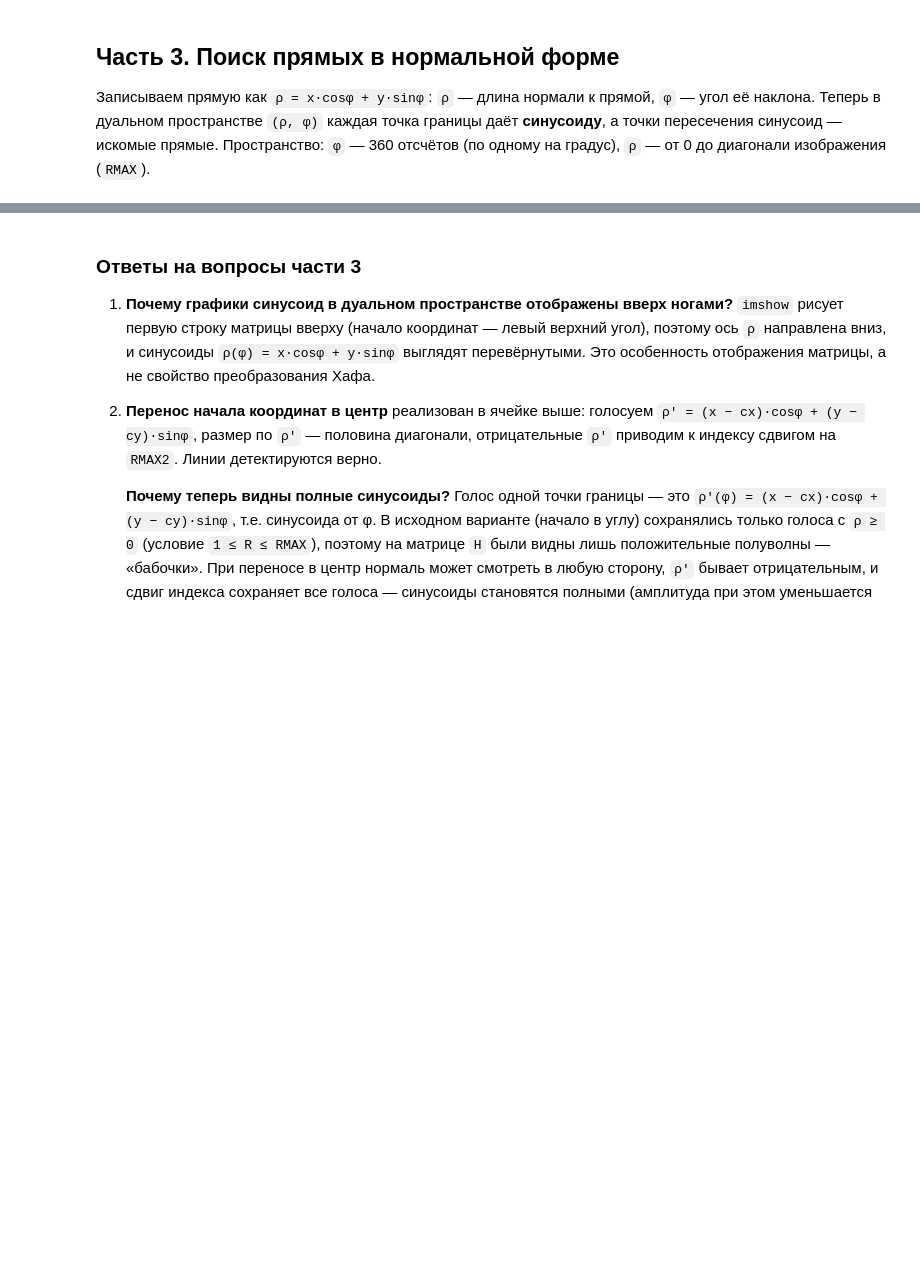
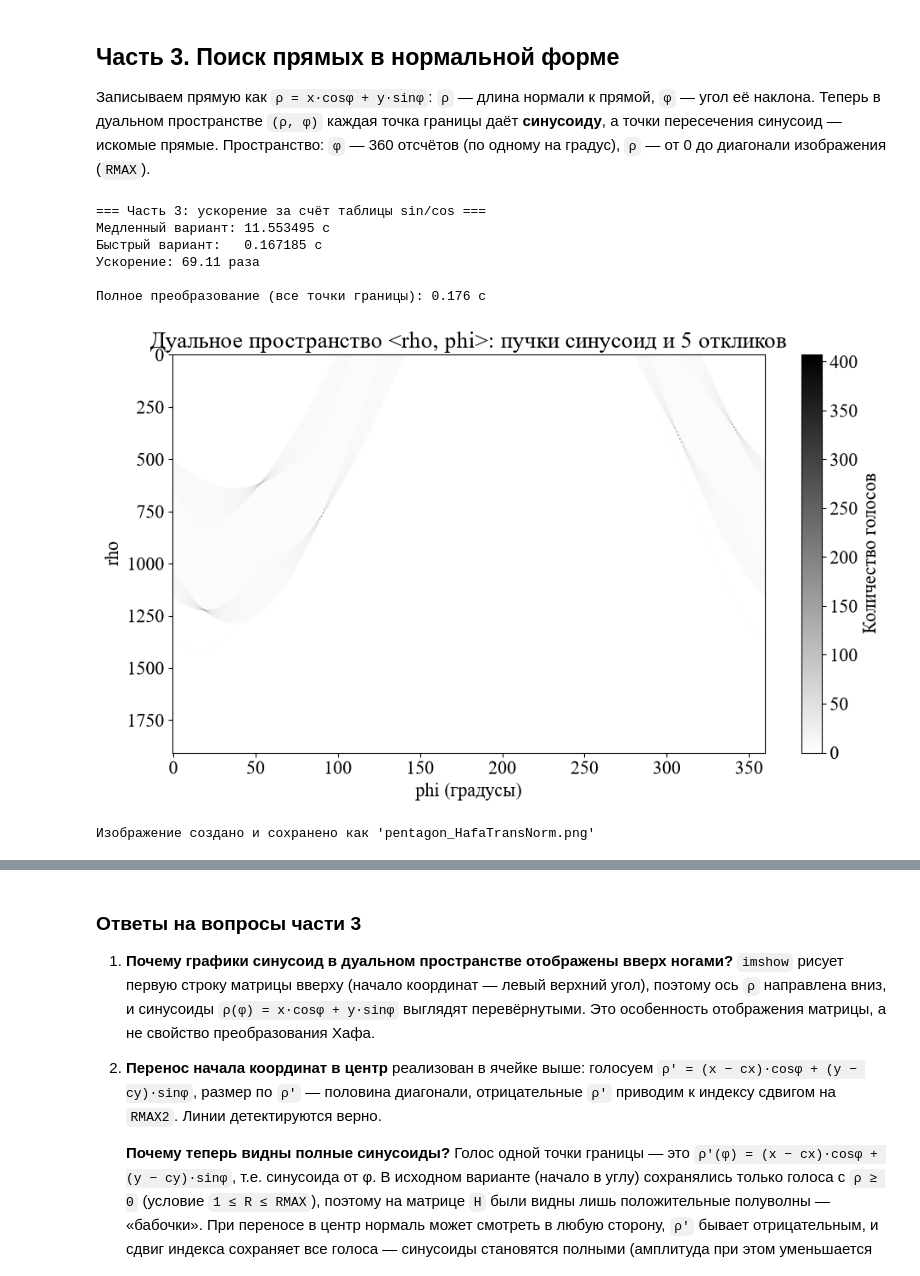
Before and after one commit to RiXenGC/pattern-recognition, a Jupyter notebook: lr3/main.ipynb, the cells around one changed output, grey strips where cells are left out. Saved outputs shown, nothing was run; the diff lists cells and outputs as text; code cells hidden in the pictures; blank space fills up the shorter version.

```diff
--- a/lr3/main.ipynb
+++ b/lr3/main.ipynb
@@ -361,34 +381,43 @@ cos_t, sin_t = np.cos(phis), np.sin(phis)  # таблицы sin/cos — выне
 t0 = perf_counter()
 H_slow = hough_rho_slow(E, RMAX, FMAX)
 t_slow = perf_counter() - t0
 
 t0 = perf_counter()
 H_fast = hough_rho_fast(E, RMAX, FMAX, cos_t, sin_t)
 t_fast = perf_counter() - t0
 
 print('=== Часть 3: ускорение за счёт таблицы sin/cos ===')
 print(f'Медленный вариант: {t_slow:.6f} c')
 print(f'Быстрый вариант:   {t_fast:.6f} c')
 print(f'Ускорение: {t_slow / t_fast:.2f} раза')
 
 t0 = perf_counter()
 H3 = hough_rho_fast(E, RMAX, FMAX, cos_t, sin_t)
 t_full3 = perf_counter() - t0
 print(f'\nПолное преобразование (все точки границы): {t_full3:.3f} c')
 
-plt.figure(figsize=(10, 6))
+fig = plt.figure(figsize=(10, 6))
 plt.imshow(H3, aspect='auto', cmap='gray_r')
 
 plt.title('Дуальное пространство <rho, phi>: пучки синусоид и 5 откликов')
 plt.xlabel('phi (градусы)')
 plt.ylabel('rho')
 plt.colorbar(label='Количество голосов')
 
 plt.tight_layout()
 plt.show()
 
 fig.savefig(ROOT_DIR / "data/lr3/pentagon_HafaTransNorm.png")
 print("Изображение создано и сохранено как 'pentagon_HafaTransNorm.png'")
+# %% [output]
+=== Часть 3: ускорение за счёт таблицы sin/cos ===
+Медленный вариант: 11.553495 c
+Быстрый вариант:   0.167185 c
+Ускорение: 69.11 раза
+
+Полное преобразование (все точки границы): 0.176 c
+[figure, added]
+Изображение создано и сохранено как 'pentagon_HafaTransNorm.png'
 # %%
 H3_work = H3.copy()
 A_lines3 = A.copy()
```
Also changed, not shown: parts of 8 cells of this notebook.
